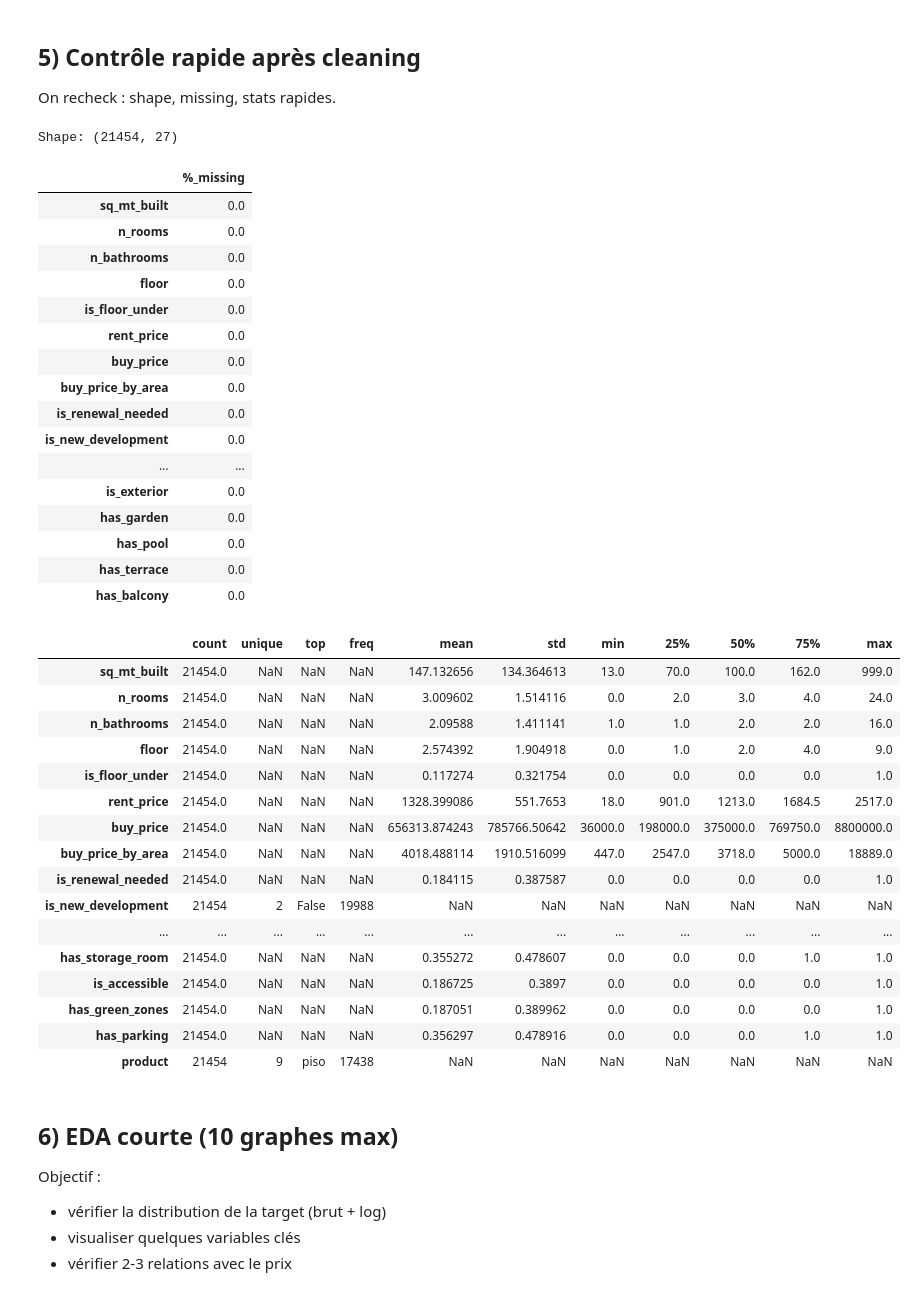
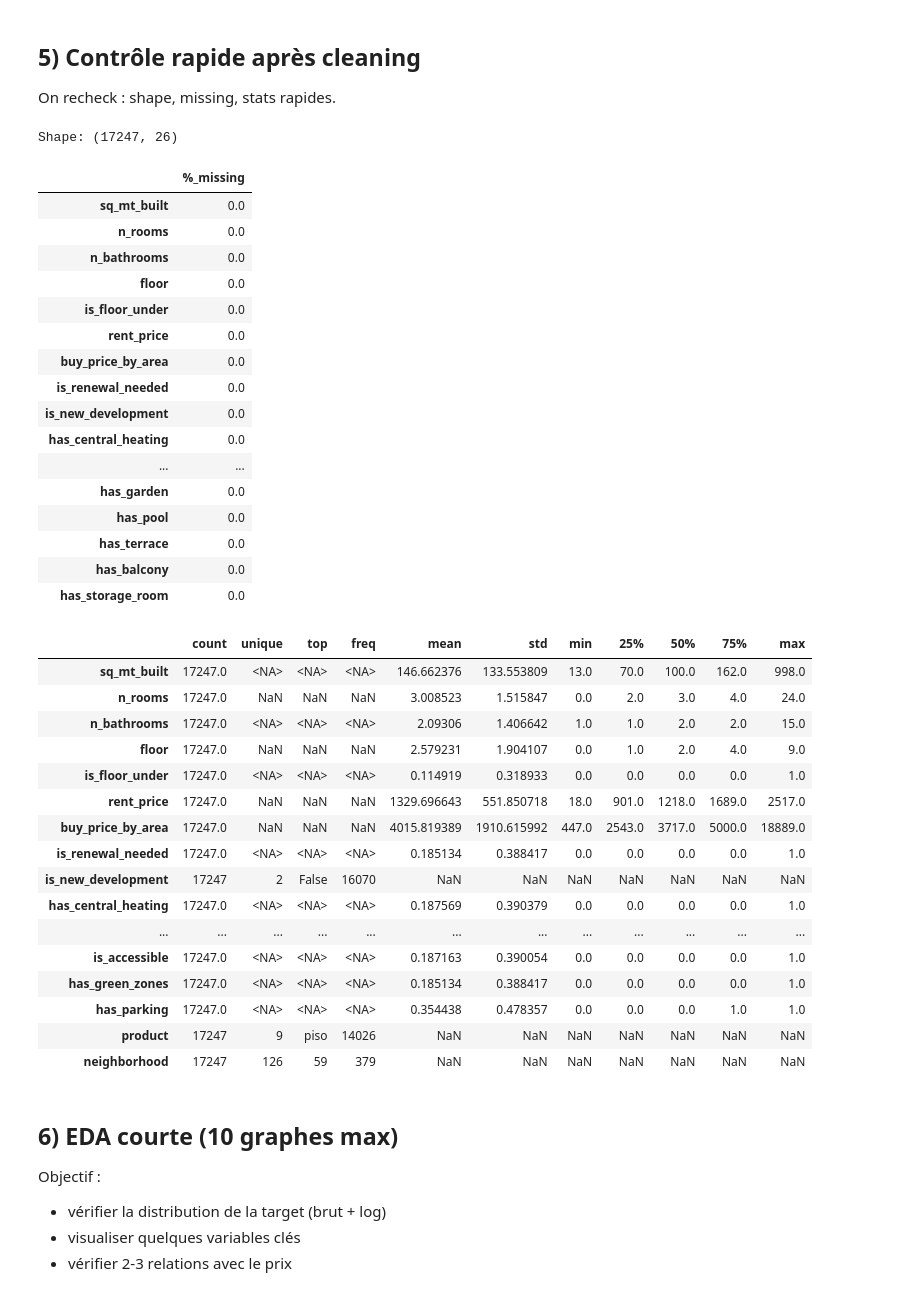
Before and after one commit to bruno-coulet/apartment-hunter, a Jupyter notebook: analysis.ipynb, the cells around one changed output. Cells and saved outputs as stored; diff of their text form; code cells hidden in the pictures.

```diff
--- a/analysis.ipynb
+++ b/analysis.ipynb
@@ -162,45 +200,42 @@ Doublons (lignes identiques): 288
 - **rent_price** : négatifs → NaN, puis médiane + `rent_price_missing`
 - **Target** : `log_buy_price = log1p(buy_price)`
 # %%
-# 4.1 Drop duplicates
-before = len(df)
-df = df.drop_duplicates()
-print("Doublons supprimés:", before - len(df))
+
 
 # 4.2 Drop colonnes > 60% NA
 threshold = 0.40
-cols_to_drop = df.columns[df.isna().mean() > threshold]
-df = df.drop(columns=cols_to_drop)
+cols_to_drop = X_train.columns[X_train.isna().mean() > threshold]
+X_train = X_train.drop(columns=cols_to_drop)
 print("Colonnes supprimées (>40% NA):", list(cols_to_drop))
 
 # 4.3 Binaires : 0 + flags missing
 bin_cols = ["has_individual_heating","has_central_heating","is_exterior","has_lift","is_floor_under","is_new_development"]
 
 for c in bin_cols:
-    df[c] = df[c].fillna(df[c].mode()[0])
+    X_train[c] = X_train[c].fillna(X_train[c].mode()[0])
 
 
 # 4.4 floor : nettoyage + médiane + flag
-if "floor" in df.columns:
-    df["floor"] = df["floor"].replace({"bajo": 0})
-    df["floor"] = pd.to_numeric(df["floor"], errors="coerce")
-    df["floor"] = df["floor"].fillna(df["floor"].median())
+if "floor" in X_train.columns:
+    X_train["floor"] = X_train["floor"].replace({"bajo": 0})
+    X_train["floor"] = pd.to_numeric(X_train["floor"], errors="coerce")
+    X_train["floor"] = X_train["floor"].fillna(X_train["floor"].median())
 
 # 4.5 Numériques faible NA : médiane
 num_cols = ["sq_mt_built", "n_bathrooms"]
 for c in num_cols:
-    if c in df.columns:
-        df[c] = pd.to_numeric(df[c], errors="coerce")
-        df[c] = df[c].fillna(df[c].median())
+    if c in X_train.columns:
+        X_train[c] = pd.to_numeric(X_train[c], errors="coerce")
+        X_train[c] = X_train[c].fillna(X_train[c].median())
 
 # 4.6 rent_price : négatifs -> NaN, puis médiane + flag
-if "rent_price" in df.columns:
-    df["rent_price"] = pd.to_numeric(df["rent_price"], errors="coerce")
-    df.loc[df["rent_price"] < 0, "rent_price"] = np.nan
-    df["rent_price"] = df["rent_price"].fillna(df["rent_price"].median())
+if "rent_price" in X_train.columns:
+    X_train["rent_price"] = pd.to_numeric(X_train["rent_price"], errors="coerce")
+    X_train.loc[X_train["rent_price"] < 0, "rent_price"] = np.nan
+    X_train["rent_price"] = X_train["rent_price"].fillna(X_train["rent_price"].median())
 
 # 4.7 log target
-df["log_buy_price"] = np.log1p(df["buy_price"])
+X_train["log_buy_price"] = np.log1p(y_train)
 
-print("Shape après cleaning:", df.shape)
+print("Shape après cleaning:", X_train.shape)
 # %% [output]
@@ -211,45 +245,45 @@ Shape après cleaning: (21454, 27)
 ## 5) Contrôle rapide après cleaning
 On recheck : shape, missing, stats rapides.
 # %%
-print("Shape:", df.shape)
-display((df.isna().mean() * 100).sort_values(ascending=False).head(20).to_frame("%_missing"))
-display(df.describe(include="all").T.head(25))
+print("Shape:", X_train.shape)
+display((X_train.isna().mean() * 100).sort_values(ascending=False).head(20).to_frame("%_missing"))
+display(X_train.describe(include="all").T.head(25))
 # %% [output]
-Shape: (21454, 27)
+Shape: (17247, 26)
 |  | %_missing |
 | sq_mt_built | 0.0 |
 | n_rooms | 0.0 |
 | n_bathrooms | 0.0 |
 | floor | 0.0 |
 | is_floor_under | 0.0 |
 | rent_price | 0.0 |
-| buy_price | 0.0 |
 | buy_price_by_area | 0.0 |
 | is_renewal_needed | 0.0 |
 | is_new_development | 0.0 |
+| has_central_heating | 0.0 |
 | ... | ... |
-| is_exterior | 0.0 |
 | has_garden | 0.0 |
 | has_pool | 0.0 |
 | has_terrace | 0.0 |
 | has_balcony | 0.0 |
+| has_storage_room | 0.0 |
 |  | count | unique | top | freq | mean | std | min | 25% | 50% | 75% | max |
-| sq_mt_built | 21454.0 | NaN | NaN | NaN | 147.132656 | 134.364613 | 13.0 | 70.0 | 100.0 | 162.0 | 999.0 |
-| n_rooms | 21454.0 | NaN | NaN | NaN | 3.009602 | 1.514116 | 0.0 | 2.0 | 3.0 | 4.0 | 24.0 |
-| n_bathrooms | 21454.0 | NaN | NaN | NaN | 2.09588 | 1.411141 | 1.0 | 1.0 | 2.0 | 2.0 | 16.0 |
-| floor | 21454.0 | NaN | NaN | NaN | 2.574392 | 1.904918 | 0.0 | 1.0 | 2.0 | 4.0 | 9.0 |
-| is_floor_under | 21454.0 | NaN | NaN | NaN | 0.117274 | 0.321754 | 0.0 | 0.0 | 0.0 | 0.0 | 1.0 |
-| rent_price | 21454.0 | NaN | NaN | NaN | 1328.399086 | 551.7653 | 18.0 | 901.0 | 1213.0 | 1684.5 | 2517.0 |
-| buy_price | 21454.0 | NaN | NaN | NaN | 656313.874243 | 785766.50642 | 36000.0 | 198000.0 | 375000.0 | 769750.0 | 8800000.0 |
-| buy_price_by_area | 21454.0 | NaN | NaN | NaN | 4018.488114 | 1910.516099 | 447.0 | 2547.0 | 3718.0 | 5000.0 | 18889.0 |
-| is_renewal_needed | 21454.0 | NaN | NaN | NaN | 0.184115 | 0.387587 | 0.0 | 0.0 | 0.0 | 0.0 | 1.0 |
-| is_new_development | 21454 | 2 | False | 19988 | NaN | NaN | NaN | NaN | NaN | NaN | NaN |
+| sq_mt_built | 17247.0 | <NA> | <NA> | <NA> | 146.662376 | 133.553809 | 13.0 | 70.0 | 100.0 | 162.0 | 998.0 |
+| n_rooms | 17247.0 | NaN | NaN | NaN | 3.008523 | 1.515847 | 0.0 | 2.0 | 3.0 | 4.0 | 24.0 |
+| n_bathrooms | 17247.0 | <NA> | <NA> | <NA> | 2.09306 | 1.406642 | 1.0 | 1.0 | 2.0 | 2.0 | 15.0 |
+| floor | 17247.0 | NaN | NaN | NaN | 2.579231 | 1.904107 | 0.0 | 1.0 | 2.0 | 4.0 | 9.0 |
+| is_floor_under | 17247.0 | <NA> | <NA> | <NA> | 0.114919 | 0.318933 | 0.0 | 0.0 | 0.0 | 0.0 | 1.0 |
+| rent_price | 17247.0 | NaN | NaN | NaN | 1329.696643 | 551.850718 | 18.0 | 901.0 | 1218.0 | 1689.0 | 2517.0 |
+| buy_price_by_area | 17247.0 | NaN | NaN | NaN | 4015.819389 | 1910.615992 | 447.0 | 2543.0 | 3717.0 | 5000.0 | 18889.0 |
+| is_renewal_needed | 17247.0 | <NA> | <NA> | <NA> | 0.185134 | 0.388417 | 0.0 | 0.0 | 0.0 | 0.0 | 1.0 |
+| is_new_development | 17247 | 2 | False | 16070 | NaN | NaN | NaN | NaN | NaN | NaN | NaN |
+| has_central_heating | 17247.0 | <NA> | <NA> | <NA> | 0.187569 | 0.390379 | 0.0 | 0.0 | 0.0 | 0.0 | 1.0 |
 | ... | ... | ... | ... | ... | ... | ... | ... | ... | ... | ... | ... |
-| has_storage_room | 21454.0 | NaN | NaN | NaN | 0.355272 | 0.478607 | 0.0 | 0.0 | 0.0 | 1.0 | 1.0 |
-| is_accessible | 21454.0 | NaN | NaN | NaN | 0.186725 | 0.3897 | 0.0 | 0.0 | 0.0 | 0.0 | 1.0 |
-| has_green_zones | 21454.0 | NaN | NaN | NaN | 0.187051 | 0.389962 | 0.0 | 0.0 | 0.0 | 0.0 | 1.0 |
-| has_parking | 21454.0 | NaN | NaN | NaN | 0.356297 | 0.478916 | 0.0 | 0.0 | 0.0 | 1.0 | 1.0 |
-| product | 21454 | 9 | piso | 17438 | NaN | NaN | NaN | NaN | NaN | NaN | NaN |
+| is_accessible | 17247.0 | <NA> | <NA> | <NA> | 0.187163 | 0.390054 | 0.0 | 0.0 | 0.0 | 0.0 | 1.0 |
+| has_green_zones | 17247.0 | <NA> | <NA> | <NA> | 0.185134 | 0.388417 | 0.0 | 0.0 | 0.0 | 0.0 | 1.0 |
+| has_parking | 17247.0 | <NA> | <NA> | <NA> | 0.354438 | 0.478357 | 0.0 | 0.0 | 0.0 | 1.0 | 1.0 |
+| product | 17247 | 9 | piso | 14026 | NaN | NaN | NaN | NaN | NaN | NaN | NaN |
+| neighborhood | 17247 | 126 | 59 | 379 | NaN | NaN | NaN | NaN | NaN | NaN | NaN |
 # %% [markdown]
 ## 6) EDA courte (10 graphes max)
 
```
Also changed, not shown: parts of 21 cells of this notebook, 2 other files.
